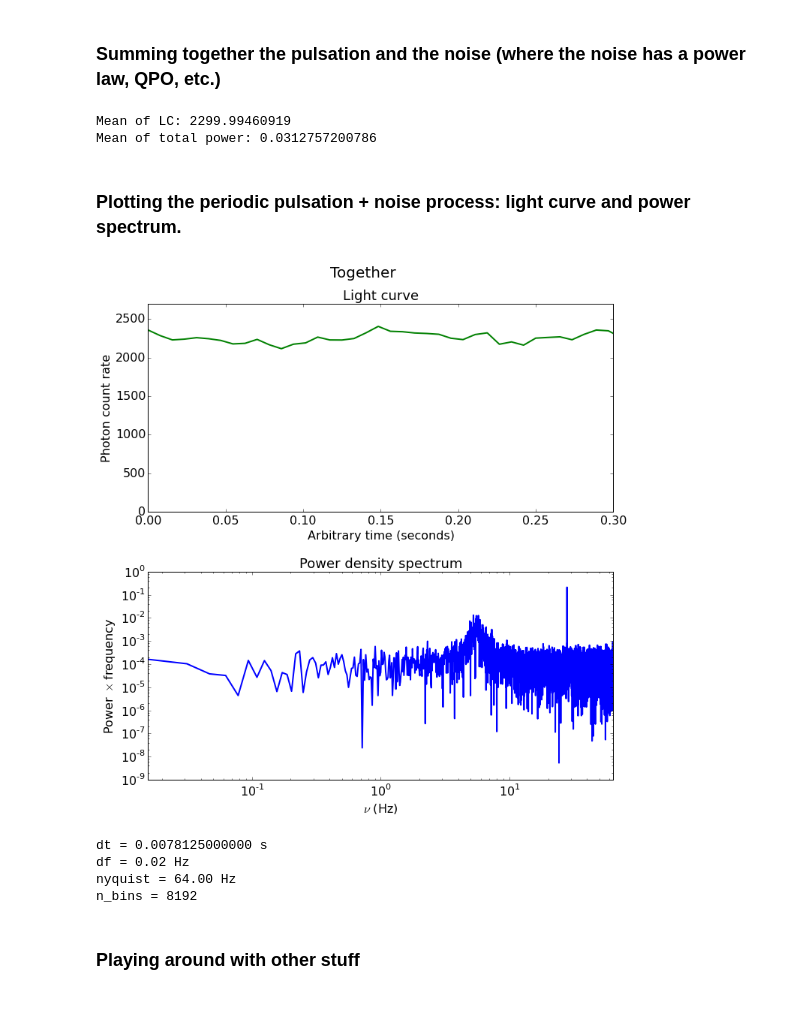
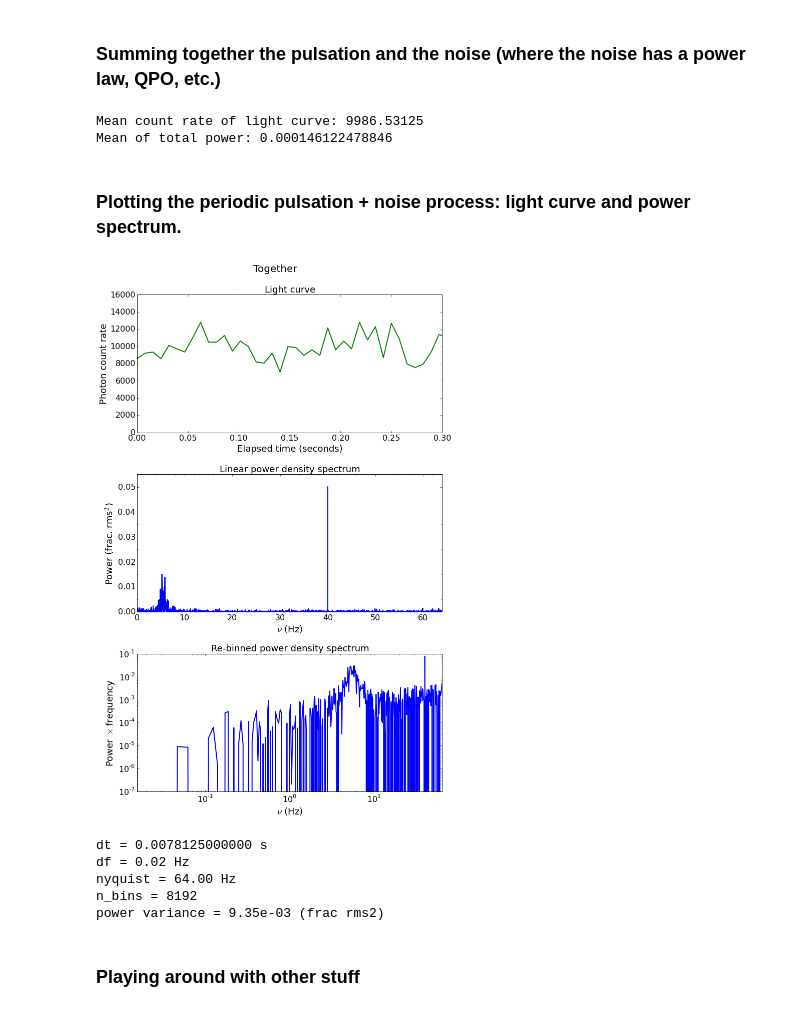
Before and after one commit to evandromr/whizzy_scripts, a Jupyter notebook: TimmerKoenig.ipynb, the cells around one changed output. Saved outputs shown, nothing was run; the diff lists cells and outputs as text; code cells hidden in the pictures.

Commit message:
Now Poissonifying light curves, normalizations are correct, re-binning power spectra in frequency space, using minor ticks on some plots.

```diff
--- a/TimmerKoenig.ipynb
+++ b/TimmerKoenig.ipynb
@@ -204,8 +284,9 @@ print("beta =", beta)
 ### Generating a pulsation using the above function 'make_pulsation'
 # %%
 pulse_mean = 1.0 # fractional
-pulse_amp = 0.06 # fractional
-freq = 100.0
+pulse_amp = 0.05 # fractional
+freq = 40
+assert freq < nyquist, "ERROR: Pulsation frequency must be less than the Nyquist frequency."
 period = 1.0 / freq  # in seconds
 bins_per_period = period / dt
 
@@ -263,63 +347,91 @@ n_bins = 8192
 ### Summing together the pulsation and the noise (where the noise has a power law, QPO, etc.)
 # %%
 total_lc = pulse_lc * noise_lc
-print "Mean of LC:", np.mean(total_lc)
+total_lc[np.where(total_lc < 0)] = 0.0
+total_lc_poiss = np.random.poisson(total_lc * dt) / dt
+mean_total_lc = np.mean(total_lc_poiss)
+print "Mean count rate of light curve:", mean_total_lc
 
-total_unnorm_power = np.absolute(fftpack.fft(total_lc)) ** 2
+total_unnorm_power = np.absolute(fftpack.fft(total_lc_poiss - mean_total_lc)) ** 2
 total_unnorm_power = total_unnorm_power[0:len(pos_freq)]
-total_power = 2.0 * total_unnorm_power * dt / float(n_bins) / (noise_mean_rate ** 2)
+total_power = 2.0 * total_unnorm_power * dt / float(n_bins) / (mean_total_lc ** 2)
+total_power -= 2.0 / mean_total_lc
 print "Mean of total power:", np.mean(total_power)
 
-# total_lc[np.where(total_lc < 0)] = 0
+total_pow_var = np.sum(total_power * df)
+
+## Re-binning the power spectrum in frequency
+rb_freq, rb_total_power, tfreq_min, tfreq_max = geometric_rebinning(pos_freq, total_power, 1.01)
 # %% [output]
-Mean of LC: 2299.99460919
-Mean of total power: 0.0312757200786
+Mean count rate of light curve: 9986.53125
+Mean of total power: 0.000146122478846
 # %% [markdown]
 ### Plotting the periodic pulsation + noise process: light curve and power spectrum.
 # %%
 super_title_total = "Together"
 
-npn_total = total_power * pos_freq
+npn_total = rb_total_power * rb_freq
 # npn_total = total_power
 
-fig, (ax1, ax2) = plt.subplots(2,1, figsize=(10,10))
+fig, (ax1, ax2, ax3) = plt.subplots(3,1, figsize=(10,15))
 fig.suptitle(super_title_total, fontsize=20, y=1.03)
 
-ax1.plot(time, total_lc, linewidth=2.0, color='g')
-ax1.set_xlabel('Arbitrary time (seconds)', fontsize=16)
-ax1.set_ylabel('Photon count rate', fontsize=16)
+## Plotting the light curve
+ax1.plot(time, total_lc_poiss, linewidth=2.0, color='g')
+ax1.set_xlabel('Elapsed time (seconds)', fontproperties=font_prop)
+ax1.set_ylabel('Photon count rate', fontproperties=font_prop)
 ax1.set_xlim(0, 0.3)
 ax1.set_ylim(0,)
 ax1.tick_params(axis='x', labelsize=16, bottom=True, top=True, labelbottom=True, labeltop=False)
 ax1.tick_params(axis='y', labelsize=16, left=True, right=True, labelleft=True, labelright=False)
-ax1.set_title('Light curve', fontsize=18)
+ax1.set_title('Light curve', fontproperties=font_prop)
 
-# ax2.plot(pos_freq, pulse_power * pos_freq, linewidth=2.0)
-ax2.plot(pos_freq, npn_total, linewidth=2.0)
-ax2.set_xscale('log')
-ax2.set_yscale('log')
-ax2.set_xlabel(r'$\nu$ (Hz)', fontsize=16)
-# ax2.set_ylabel(r'$\nu$ $\times$ P($\nu$) (frac. rms$^2$ $\times$ Hz)', fontsize=16)
-ax2.set_ylabel(r'Power $\times$ frequency', fontsize=16)
+## Linearly plotting the power spectrum
+ax2.plot(pos_freq, total_power, linewidth=2.0)
+ax2.set_xlabel(r'$\nu$ (Hz)', fontproperties=font_prop)
+ax2.set_ylabel(r'Power (frac. rms$^{2}$)', fontproperties=font_prop)
 ax2.set_xlim(0, nyquist)
-# ax2.set_xlim(4000,)
-# ax2.set_ylim(0,300)
+ax2.set_ylim(0, np.max(total_power) + (0.1 * np.max(total_power)))
+## Setting the axes' minor ticks. It's complicated.
+x_maj_loc = ax2.get_xticks()
+y_maj_loc = ax2.get_yticks()
+x_min_mult = 0.2 * (x_maj_loc[1] - x_maj_loc[0])
+y_min_mult = 0.5 * (y_maj_loc[1] - y_maj_loc[0])
+xLocator = MultipleLocator(x_min_mult)  ## location of minor ticks on the y-axis
+yLocator = MultipleLocator(y_min_mult)  ## location of minor ticks on the y-axis
+ax2.xaxis.set_minor_locator(xLocator)
+ax2.yaxis.set_minor_locator(yLocator)
 ax2.tick_params(axis='x', labelsize=16, bottom=True, top=True, labelbottom=True, labeltop=False)
 ax2.tick_params(axis='y', labelsize=16, left=True, right=True, labelleft=True, labelright=False)
-ax2.set_title('Power density spectrum', fontsize=18)
+ax2.set_title('Linear power density spectrum', fontproperties=font_prop)
+
+## Logaritmically plotting the re-binned power * frequency spectrum
+ax3.plot(rb_freq, npn_total, linewidth=2.0)
+ax3.set_xscale('log')
+ax3.set_yscale('log')
+ax3.set_xlabel(r'$\nu$ (Hz)', fontproperties=font_prop)
+ax3.set_ylabel(r'Power $\times$ frequency', fontproperties=font_prop)
+ax3.set_xlim(0, nyquist)
+# ax3.set_xlim(4000,)
+# ax3.set_ylim(0,300)
+ax3.tick_params(axis='x', labelsize=16, bottom=True, top=True, labelbottom=True, labeltop=False)
+ax3.tick_params(axis='y', labelsize=16, left=True, right=True, labelleft=True, labelright=False)
+ax3.set_title('Re-binned power density spectrum', fontproperties=font_prop)
 
 fig.tight_layout(pad=1.0, h_pad=2.0)
 plt.show()
 
 print "dt = %.13f s" % dt
 print "df = %.2f Hz" % df
 print "nyquist = %.2f Hz" % nyquist
 print "n_bins = %d" % n_bins
+print "power variance = %.2e (frac rms2)" % total_pow_var
 # %% [output]
-[figure, old version]
+[figure, new version]
 dt = 0.0078125000000 s
 df = 0.02 Hz
 nyquist = 64.00 Hz
 n_bins = 8192
+power variance = 9.35e-03 (frac rms2)
 # %% [markdown]
 ### Playing around with other stuff
```
Also changed, not shown: parts of 15 cells of this notebook.
